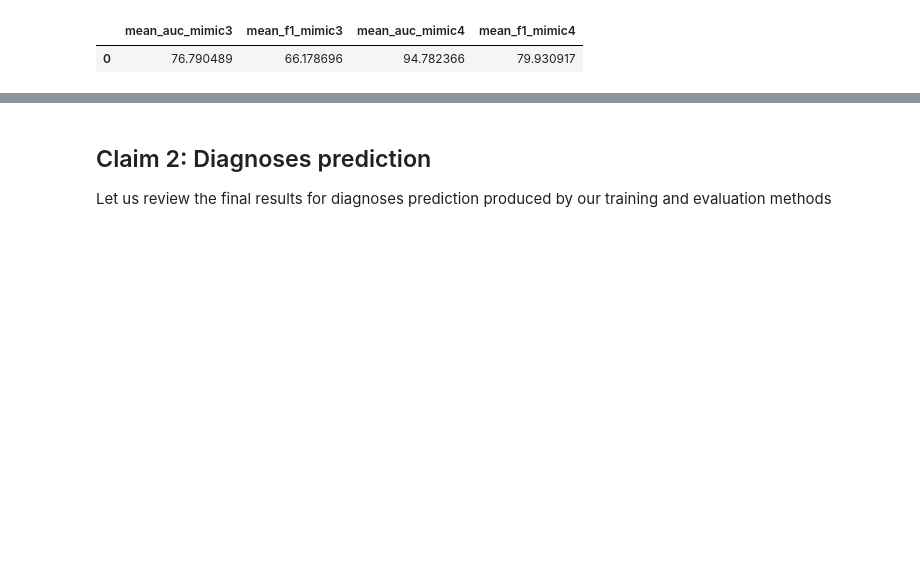
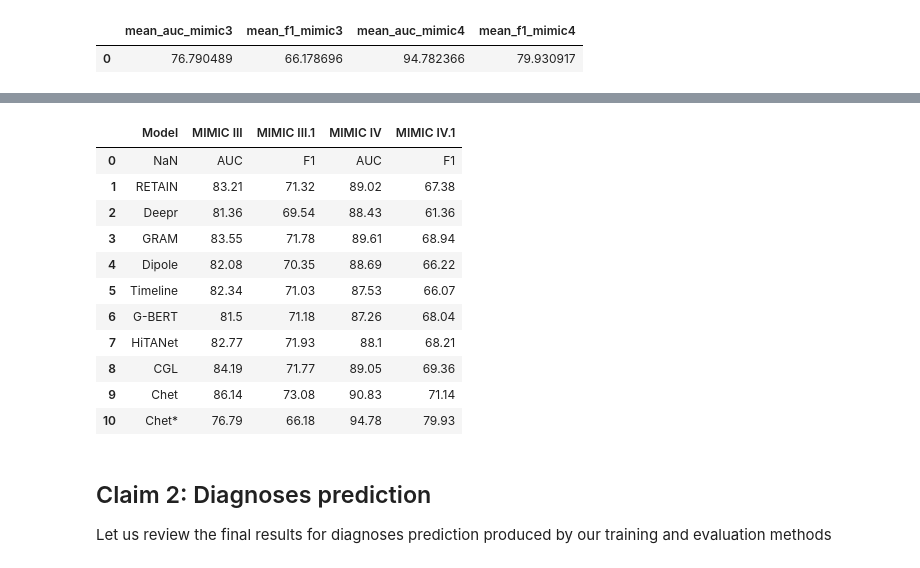
Before and after one commit to sanjayathreya/CHET, a Jupyter notebook: src/Descriptive-Notebook.ipynb, the cells around one changed output, grey strips where cells are left out. Saved outputs shown, nothing was run; the diff lists cells and outputs as text; code cells hidden in the pictures; blank space fills up the shorter version.

```diff
--- a/src/Descriptive-Notebook.ipynb
+++ b/src/Descriptive-Notebook.ipynb
@@ -788,6 +790,20 @@ are not directly comparable.
 # %%
 final_h = os.path.join(output_dir,'Overall-results-task-h.csv')
 df = pd.read_csv(final_h)
+df
+# %% [output]
+|  | Model | MIMIC III | MIMIC III.1 | MIMIC IV | MIMIC IV.1 |
+| 0 | NaN | AUC | F1 | AUC | F1 |
+| 1 | RETAIN | 83.21 | 71.32 | 89.02 | 67.38 |
+| 2 | Deepr | 81.36 | 69.54 | 88.43 | 61.36 |
+| 3 | GRAM | 83.55 | 71.78 | 89.61 | 68.94 |
+| 4 | Dipole | 82.08 | 70.35 | 88.69 | 66.22 |
+| 5 | Timeline | 82.34 | 71.03 | 87.53 | 66.07 |
+| 6 | G-BERT | 81.5 | 71.18 | 87.26 | 68.04 |
+| 7 | HiTANet | 82.77 | 71.93 | 88.1 | 68.21 |
+| 8 | CGL | 84.19 | 71.77 | 89.05 | 69.36 |
+| 9 | Chet | 86.14 | 73.08 | 90.83 | 71.14 |
+| 10 | Chet* | 76.79 | 66.18 | 94.78 | 79.93 |
 # %% [markdown]
 ## Claim 2: Diagnoses prediction
 
```
Also changed, not shown: parts of 11 cells of this notebook.
